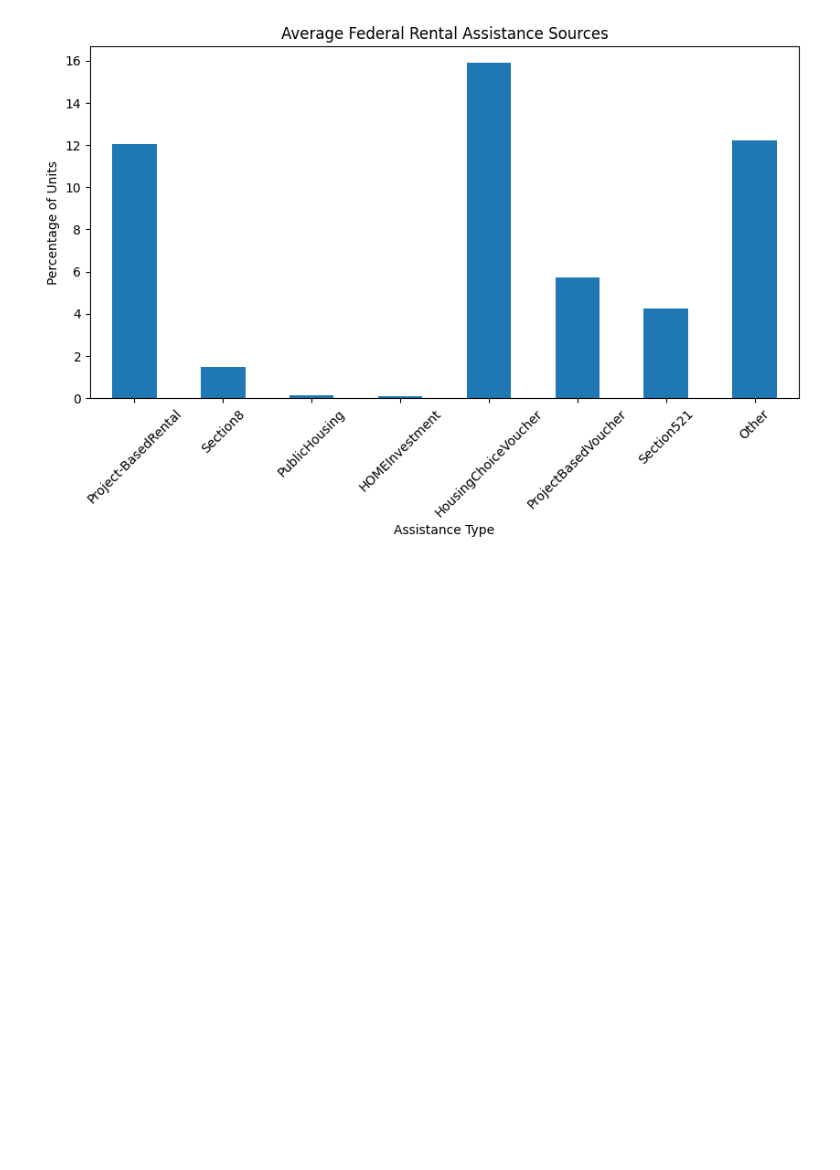
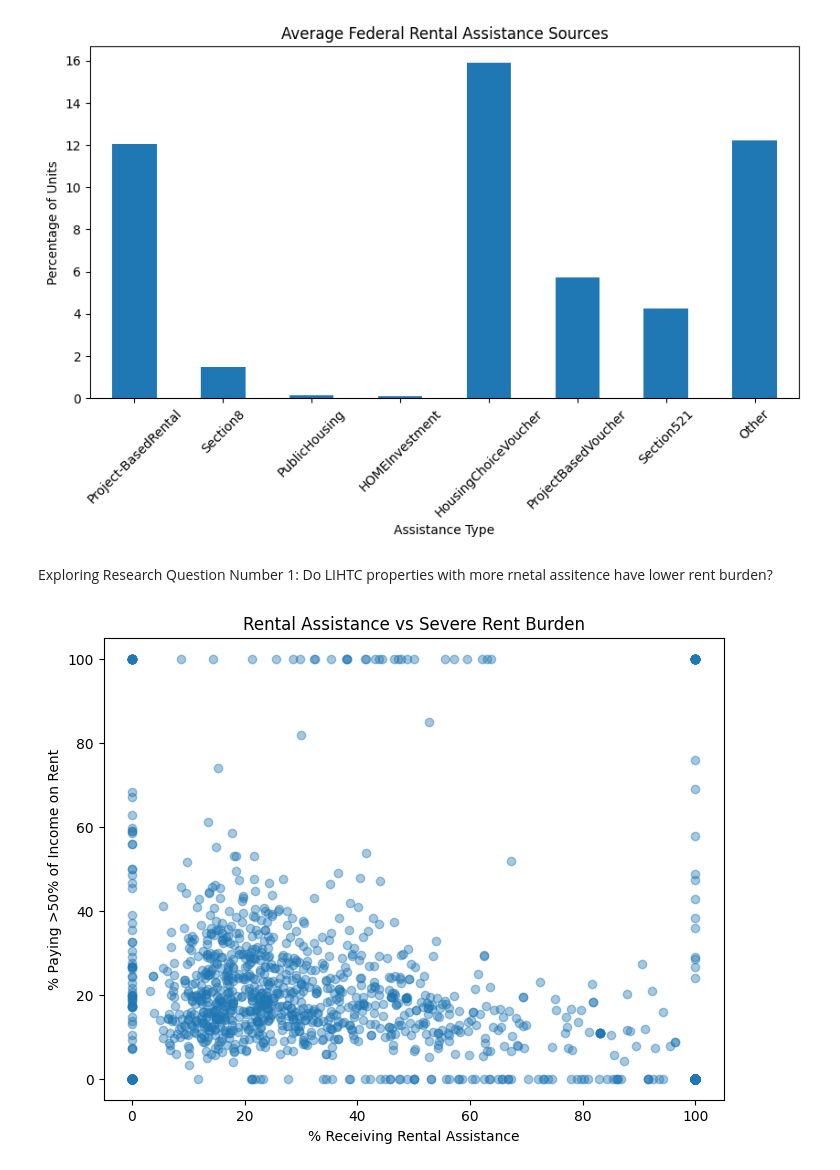
Before and after one commit to bitriagaleonela40-cmd/housing-research, a Jupyter notebook: Housing.ipynb, the cells around one changed output. Drawn from its saved outputs; the diff is of its cells as text; code cells hidden in the pictures; blank space fills up the shorter version.

```diff
--- a/Housing.ipynb
+++ b/Housing.ipynb
@@ -403,3 +403,47 @@ plt.xticks(rotation=45)
 plt.show()
 # %% [output]
 [figure]
+# %% [markdown]
+Exploring Research Question Number 1: Do LIHTC properties with more rnetal assitence have lower rent burden?
+# %%
+#Create a data frame that includes: rental assitance, rent burden, and city, property name, and state.
+
+final_df = housing_df[['state', 'propertyname' ,'city','UNITS_RNTASSTNCE_MSNG_PCT', 'UNITS_RNTASSTNCE_RPTD_0_PCT',
+       'UNITS_RNTASSTNCE_RPTD_GRT0_PCT', 'UNITS_INC_RNT_RPTD_PCT', 'UNITS_INC_RNT_0_PCT',
+       'UNITS_INC_RNT_0_30_PCT', 'UNITS_INC_RNT_30_40_PCT',
+       'UNITS_INC_RNT_40_50_PCT', 'UNITS_INC_RNT_GRT_50_PCT',
+       'UNITS_INC_RNT_NOT_CAL_PCT']]
+
+#Rename varibles (Assitance)
+final_df = final_df.rename(columns={"UNITS_RNTASSTNCE_MSNG_PCT": "Missing"})
+final_df = final_df.rename(columns={"UNITS_RNTASSTNCE_RPTD_0_PCT": "NoAssitance"})
+final_df = final_df.rename(columns={"UNITS_RNTASSTNCE_RPTD_GRT0_PCT": "SomeAssitance"})
+#(Rent Burden)
+final_df = final_df.rename(columns={"UNITS_INC_RNT_RPTD_PCT": "IncomeAndRentRprt"})
+final_df = final_df.rename(columns={"UNITS_INC_RNT_0_PCT": "0%ofIncome"})
+final_df = final_df.rename(columns={"UNITS_INC_RNT_0_30_PCT": "0-30%ofIncome"})
+final_df = final_df.rename(columns={"UNITS_INC_RNT_30_40_PCT": "30-40%ofIncome"})
+final_df = final_df.rename(columns={"UNITS_INC_RNT_40_50_PCT": "40-50%ofIncome"})
+final_df = final_df.rename(columns={"UNITS_INC_RNT_GRT_50_PCT": "50%ofIncome+"})
+final_df = final_df.rename(columns={"UNITS_INC_RNT_NOT_CAL_PCT": "NotCalculated"})
+
+#Drop null values
+for col in ['state', 'propertyname', 'city', 'Missing', 'NoAssitance','SomeAssitance', 'IncomeAndRentRprt', '0%ofIncome', '0-30%ofIncome','30-40%ofIncome', '40-50%ofIncome', '50%ofIncome+', 'NotCalculated']:
+  final_df[col] = final_df[col].replace(-4, np.nan)
+
+final_df = final_df.dropna(axis = 0, how = 'any', subset = None)
+
+#Data visualisation
+plt.figure(figsize=(8,6))
+
+plt.scatter(final_df['SomeAssitance'],
+            final_df['50%ofIncome+'],
+            alpha=0.4)
+
+plt.xlabel('% Receiving Rental Assistance')
+plt.ylabel('% Paying >50% of Income on Rent')
+plt.title('Rental Assistance vs Severe Rent Burden')
+
+plt.show()
+# %% [output]
+[figure, added]
```
